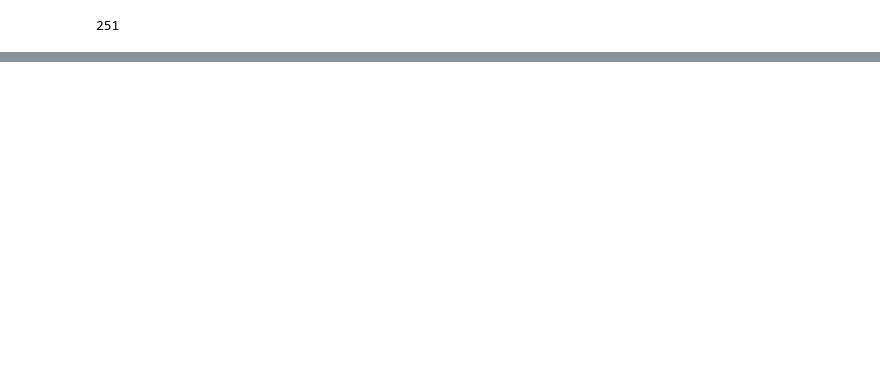
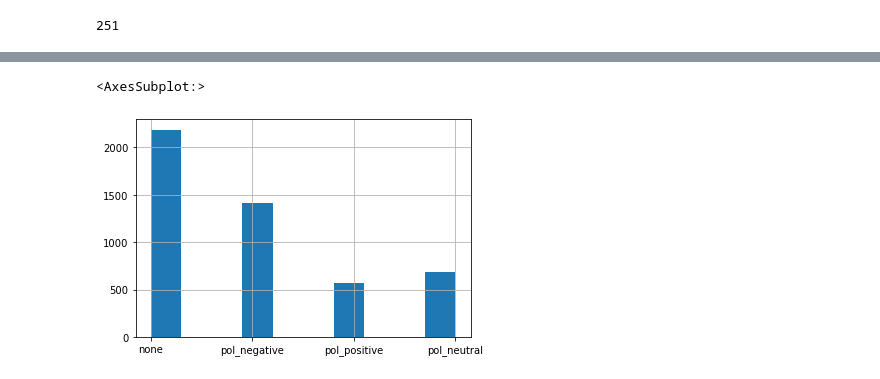
Before and after one commit to disha00991/Peer-Review-NLP, a Jupyter notebook: politeness.ipynb, the cells around one changed output, grey strips where cells are left out. Cells and saved outputs as stored; diff of their text form; code cells hidden in the pictures; blank space fills up the shorter version.

```diff
--- a/politeness.ipynb
+++ b/politeness.ipynb
@@ -99,7 +78,0 @@ rs.head()
-# %%
-pair = all_pairs[9]
-
-df = get_convokit_politeness_labels(pair)
-
-# len(all_pairs[1]['review_sentences'])
-df
@@ -105,0 +199,5 @@ df
+# %%
+pol_df.pol.hist()
+# %% [output]
+<AxesSubplot:>
+[figure, added]
```
Also changed, not shown: parts of 25 cells of this notebook, 2 other files.
